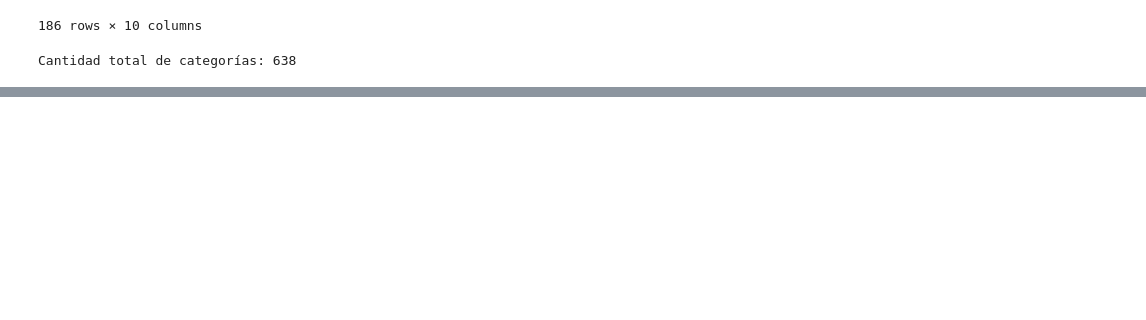
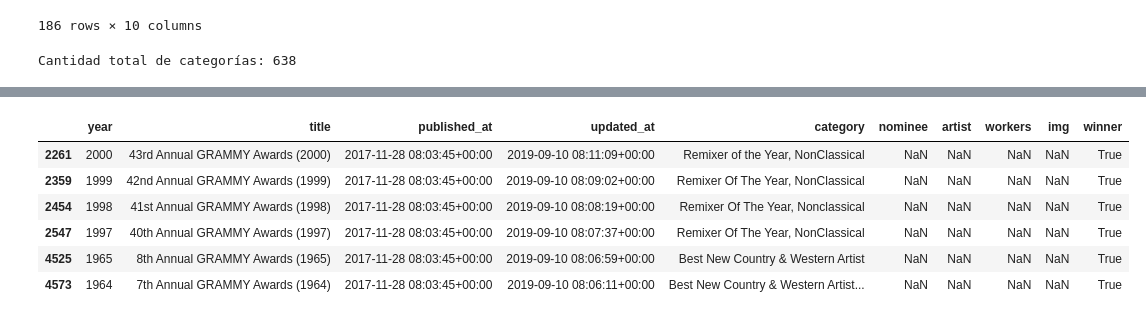
Before and after one commit to MarianaMera12/Workshop-2, a Jupyter notebook: EDA_Notebooks/02_EDA.ipynb, the cells around one changed output, grey strips where cells are left out. Cells and saved outputs as stored; diff of their text form; code cells hidden in the pictures; blank space fills up the shorter version.

```diff
--- a/EDA_Notebooks/02_EDA.ipynb
+++ b/EDA_Notebooks/02_EDA.ipynb
@@ -261,0 +357,11 @@ df[df['category'].str.contains('Artist', case=False)]
+# %%
+# Filtrar las filas donde 'nominee'  es nulo
+df[df['nominee'].isnull()]
+# %% [output]
+|  | year | title | published_at | updated_at | category | nominee | artist | workers | img | winner |
+| 2261 | 2000 | 43rd Annual GRAMMY Awards (2000) | 2017-11-28 08:03:45+00:00 | 2019-09-10 08:11:09+00:00 | Remixer of the Year, NonClassical | NaN | NaN | NaN | NaN | True |
+| 2359 | 1999 | 42nd Annual GRAMMY Awards (1999) | 2017-11-28 08:03:45+00:00 | 2019-09-10 08:09:02+00:00 | Remixer Of The Year, NonClassical | NaN | NaN | NaN | NaN | True |
+| 2454 | 1998 | 41st Annual GRAMMY Awards (1998) | 2017-11-28 08:03:45+00:00 | 2019-09-10 08:08:19+00:00 | Remixer Of The Year, Nonclassical | NaN | NaN | NaN | NaN | True |
+| 2547 | 1997 | 40th Annual GRAMMY Awards (1997) | 2017-11-28 08:03:45+00:00 | 2019-09-10 08:07:37+00:00 | Remixer Of The Year, NonClassical | NaN | NaN | NaN | NaN | True |
+| 4525 | 1965 | 8th Annual GRAMMY Awards (1965) | 2017-11-28 08:03:45+00:00 | 2019-09-10 08:06:59+00:00 | Best New Country & Western Artist | NaN | NaN | NaN | NaN | True |
+| 4573 | 1964 | 7th Annual GRAMMY Awards (1964) | 2017-11-28 08:03:45+00:00 | 2019-09-10 08:06:11+00:00 | Best New Country & Western Artist... | NaN | NaN | NaN | NaN | True |
```
Also changed, not shown: parts of 20 cells of this notebook.
